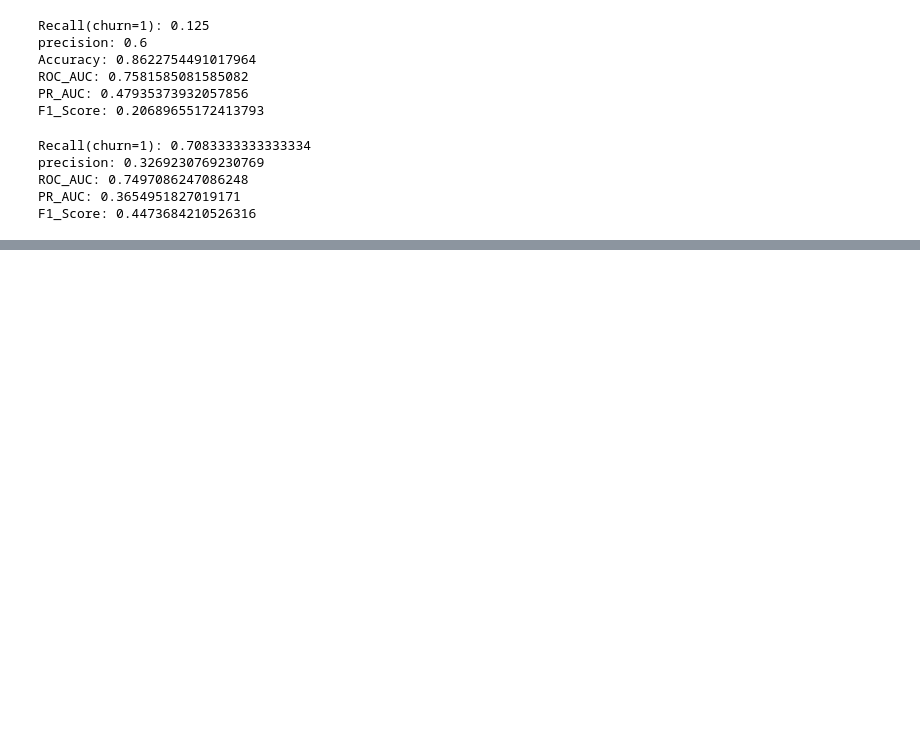
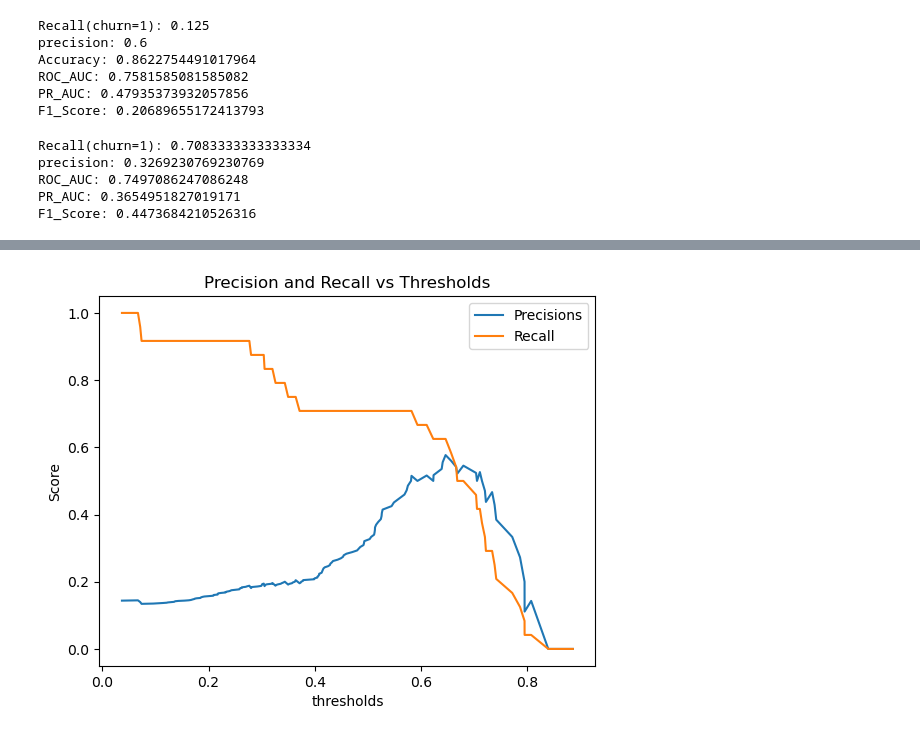
Before and after one commit to karthik-009g/Telecom-customer_Churn-project, a Jupyter notebook: Telecom churn analysis.ipynb, the cells around one changed output, grey strips where cells are left out. Saved outputs shown, nothing was run; the diff lists cells and outputs as text; code cells hidden in the pictures; blank space fills up the shorter version.

```diff
--- a/Telecom churn analysis.ipynb
+++ b/Telecom churn analysis.ipynb
@@ -507,3 +505,13 @@ precision: 0.3269230769230769
 ROC_AUC: 0.7497086247086248
 PR_AUC: 0.3654951827019171
 F1_Score: 0.4473684210526316
+# %%
+from sklearn.metrics import precision_recall_curve
+precisions,recalls,threshold = precision_recall_curve(y_test,y_test_probaw)
+precisions = precisions[:-1]
+recalls = recalls[:-1]
+thresholds_df = pd.DataFrame({"Thresholds":threshold,
+                                "Precisions":precisions,
+                                 "recall": recalls })
+
+target_threshold = thresholds_df[thresholds_df["recall"] >=0.80]
@@ -509,0 +538,12 @@ F1_Score: 0.4473684210526316
+# %%
+import matplotlib.pyplot as plt
+plt.figure()
+plt.plot(thresholds_df["Thresholds"], thresholds_df["Precisions"], label = "Precisions")
+plt.plot(thresholds_df["Thresholds"], thresholds_df["recall"],label = "Recall")
+plt.xlabel("thresholds")
+plt.ylabel("Score")
+plt.title("Precision and Recall vs Thresholds")
+plt.legend()
+plt.show()
+# %% [output]
+[figure, added]
```
Also changed, not shown: parts of 6 cells of this notebook.
